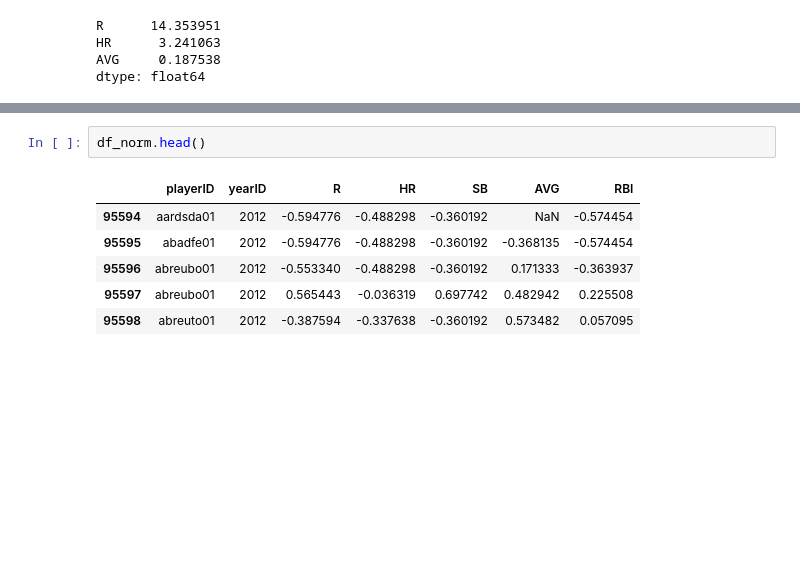
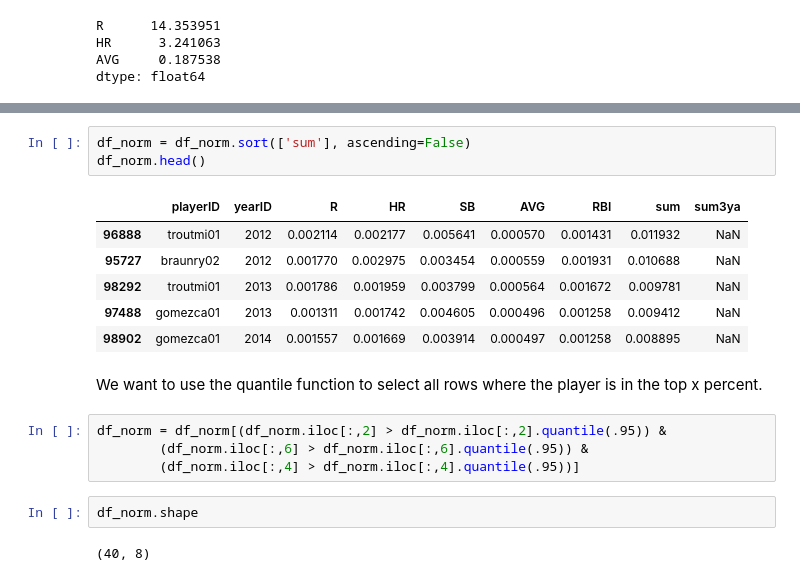
Before and after one commit to eihli/baseball-fantasy-draft, a Jupyter notebook: First.ipynb, the cells around one changed output, grey strips where cells are left out. Saved outputs shown, nothing was run; the diff lists cells and outputs as text; blank space fills up the shorter version.

```diff
--- a/First.ipynb
+++ b/First.ipynb
@@ -88,9 +96,20 @@ df_norm.iloc[:,2:] = (df.iloc[:,2:] - df.iloc[:,2:].mean()) / df.iloc[:,2:].std(
+# %%
+df_norm = df_norm.sort(['sum'], ascending=False)
+df_norm.head()
+# %% [output]
+|  | playerID | yearID | R | HR | SB | AVG | RBI | sum | sum3ya |
+| 96888 | troutmi01 | 2012 | 0.002114 | 0.002177 | 0.005641 | 0.000570 | 0.001431 | 0.011932 | NaN |
+| 95727 | braunry02 | 2012 | 0.001770 | 0.002975 | 0.003454 | 0.000559 | 0.001931 | 0.010688 | NaN |
+| 98292 | troutmi01 | 2013 | 0.001786 | 0.001959 | 0.003799 | 0.000564 | 0.001672 | 0.009781 | NaN |
+| 97488 | gomezca01 | 2013 | 0.001311 | 0.001742 | 0.004605 | 0.000496 | 0.001258 | 0.009412 | NaN |
+| 98902 | gomezca01 | 2014 | 0.001557 | 0.001669 | 0.003914 | 0.000497 | 0.001258 | 0.008895 | NaN |
+# %% [markdown]
+We want to use the quantile function to select all rows where the player is in the top x percent.
+# %%
+df_norm = df_norm[(df_norm.iloc[:,2] > df_norm.iloc[:,2].quantile(.95)) &
+        (df_norm.iloc[:,6] > df_norm.iloc[:,6].quantile(.95)) &
+        (df_norm.iloc[:,4] > df_norm.iloc[:,4].quantile(.95))]
 # %%
-df_norm.head()
+df_norm.shape
 # %% [output]
-|  | playerID | yearID | R | HR | SB | AVG | RBI |
-| 95594 | aardsda01 | 2012 | -0.594776 | -0.488298 | -0.360192 | NaN | -0.574454 |
-| 95595 | abadfe01 | 2012 | -0.594776 | -0.488298 | -0.360192 | -0.368135 | -0.574454 |
-| 95596 | abreubo01 | 2012 | -0.553340 | -0.488298 | -0.360192 | 0.171333 | -0.363937 |
-| 95597 | abreubo01 | 2012 | 0.565443 | -0.036319 | 0.697742 | 0.482942 | 0.225508 |
-| 95598 | abreuto01 | 2012 | -0.387594 | -0.337638 | -0.360192 | 0.573482 | 0.057095 |
+(40, 8)
```
Also changed, not shown: parts of 15 cells of this notebook, 1 other file.
